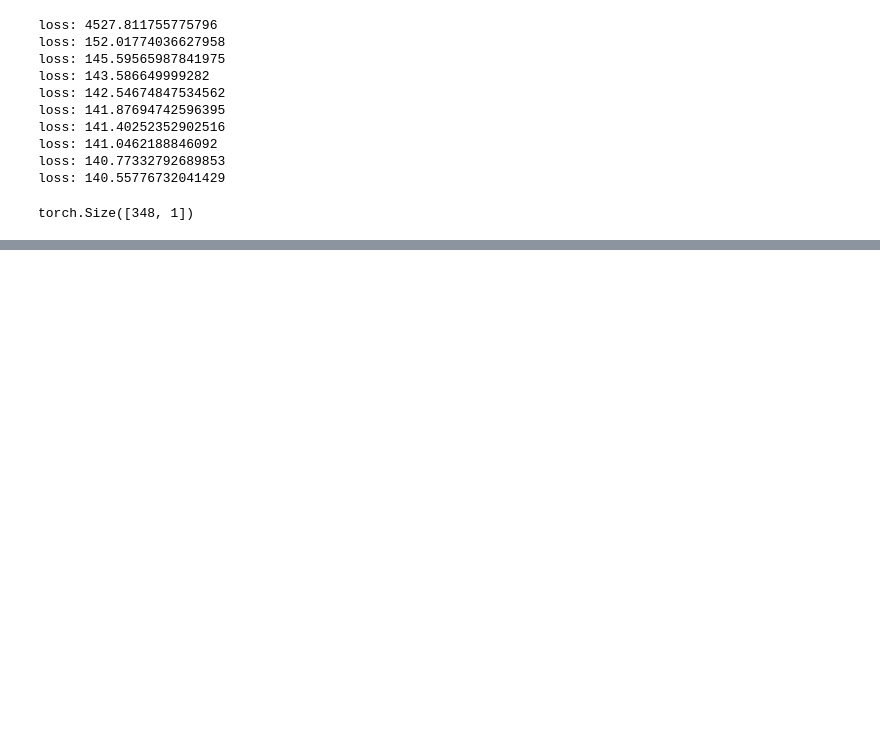
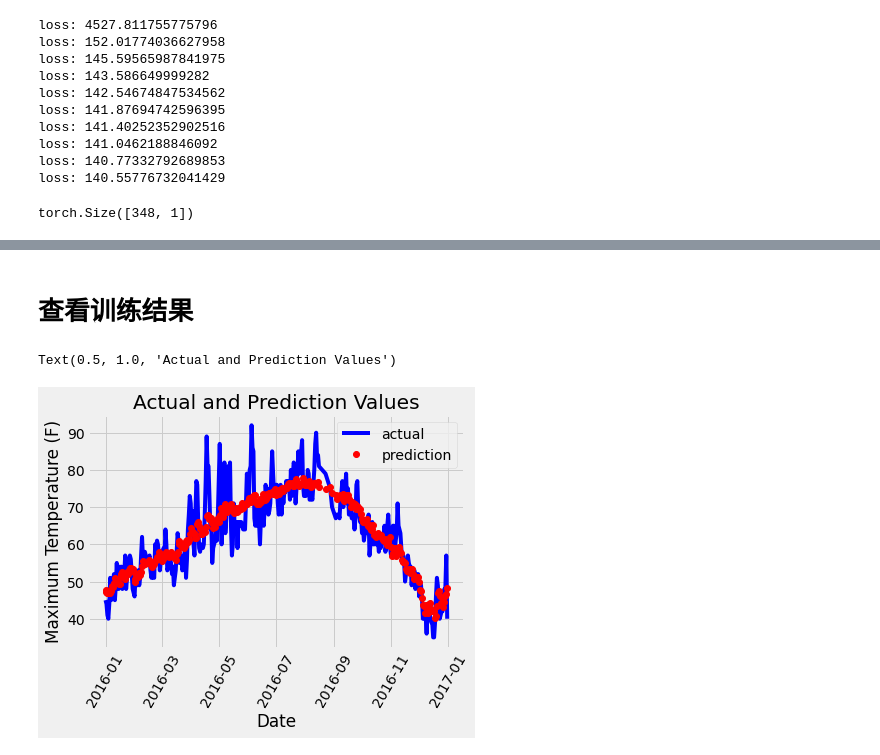
Before and after one commit to xiangnan0811/torchTest, a Jupyter notebook: notebook/demo/搭建PyTorch神经网络进行气温预测.ipynb, the cells around one changed output, grey strips where cells are left out. Saved outputs shown, nothing was run; the diff lists cells and outputs as text; code cells hidden in the pictures; blank space fills up the shorter version.

```diff
--- a/notebook/demo/搭建PyTorch神经网络进行气温预测.ipynb
+++ b/notebook/demo/搭建PyTorch神经网络进行气温预测.ipynb
@@ -188,0 +191,12 @@ torch.Size([348, 1])
+# %%
+input_size = input_features.shape[1]
+hidden_size = 128
+output_size = 1
+batch_size = 16
+my_nn = torch.nn.Sequential(
+    torch.nn.Linear(input_size, hidden_size),
+    torch.nn.Sigmoid(),
+    torch.nn.Linear(hidden_size, output_size),
+)
+cost = torch.nn.MSELoss(reduction='mean')
+optimizer = torch.optim.Adam(my_nn.parameters(), lr=0.001)
@@ -188,0 +235,25 @@ torch.Size([348, 1])
+# %% [markdown]
+# 查看训练结果
+# %%
+x = torch.tensor(input_features, dtype=torch.float)
+predict = my_nn(x).data.numpy()
+# %%
+# 创建一个表格来存日期和其对应的标签数值
+true_data = pd.DataFrame(data = {'date': dates, 'actual': labels})
+
+# 创建一个表格来存日期和模型预测值
+predict_data = pd.DataFrame(data = {'date': dates, 'prediction': predict.reshape(-1)})
+# %%
+# 真实值
+plt.plot(true_data['date'], true_data['actual'], 'b-', label = 'actual')
+
+# 预测值
+plt.plot(predict_data['date'], predict_data['prediction'], 'ro', label='prediction')
+plt.xticks(rotation='60')
+plt.legend()
+plt.xlabel('Date')
+plt.ylabel('Maximum Temperature (F)')
+plt.title('Actual and Prediction Values')
+# %% [output]
+Text(0.5, 1.0, 'Actual and Prediction Values')
+[figure, added]
```
Also changed, not shown: parts of 2 cells of this notebook.
